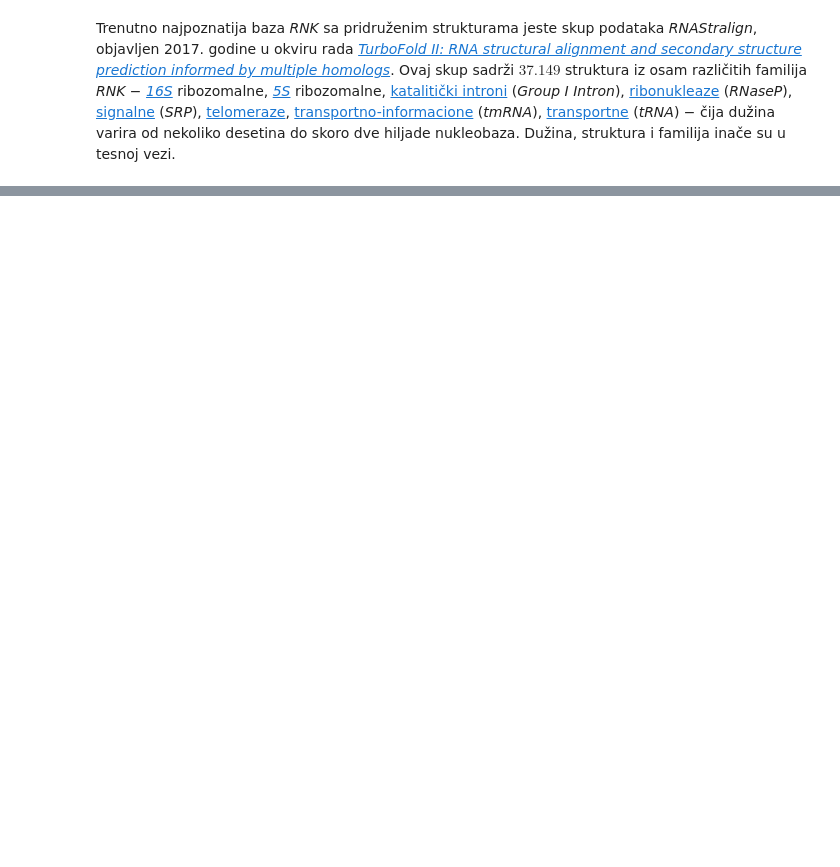
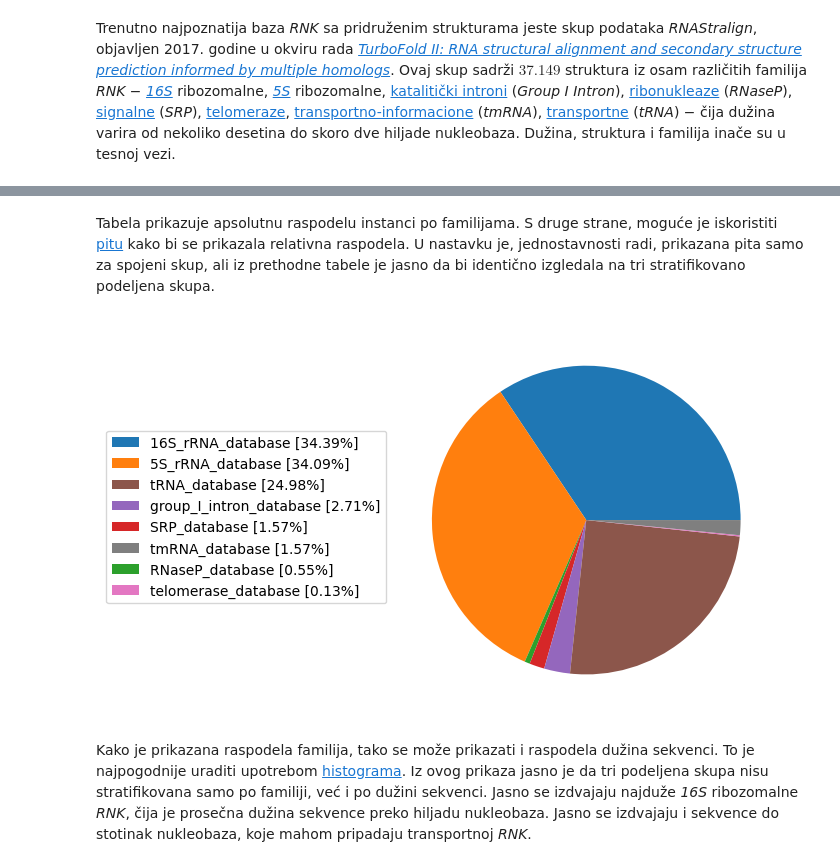
Before and after one commit to matfija/Duboka-struktura-RNK, a Jupyter notebook: sveska/Duboka_struktura_RNK.ipynb, the cells around one changed output, grey strips where cells are left out. Saved outputs shown, nothing was run; the diff lists cells and outputs as text; code cells hidden in the pictures; blank space fills up the shorter version.

```diff
--- a/sveska/Duboka_struktura_RNK.ipynb
+++ b/sveska/Duboka_struktura_RNK.ipynb
@@ -93,5 +101,5 @@ def učitaj(datoteka):
 # %%
 # Učitavanje skupova sa diska
-train = učitaj('../podaci/train.csv')
-test = učitaj('../podaci/test.csv')
-valid = učitaj('../podaci/valid.csv')
+train = RNK.učitaj('../podaci/train.csv')
+test = RNK.učitaj('../podaci/test.csv')
+valid = RNK.učitaj('../podaci/valid.csv')
@@ -97,0 +129,10 @@ valid = učitaj('../podaci/valid.csv')
+# %%
+# Grupisanje instanci po familiji
+def po_familiji(podaci):
+    return groupby(globals()[podaci], lambda rnk: rnk.familija)
+
+# Statistika nad odabranim skupom
+def statistika(funkcija, skup):
+    return [getattr(np, funkcija)
+            ([len(rnk.sekvenca) for rnk in familija])
+            for _, familija in po_familiji(skup)]
@@ -97,0 +180,33 @@ valid = učitaj('../podaci/valid.csv')
+# %% [markdown]
+Tabela prikazuje apsolutnu raspodelu instanci po familijama. S druge strane, moguće je iskoristiti [pitu](https://en.wikipedia.org/wiki/Pie_chart) kako bi se prikazala relativna raspodela. U nastavku je, jednostavnosti radi, prikazana pita samo za spojeni skup, ali iz prethodne tabele je jasno da bi identično izgledala na tri stratifikovano podeljena skupa.
+# %%
+# Pitičast prikaz raspodele familija
+def pita_familija():
+    # Brojčana zastupljenost svake familije
+    zastupljenost = np.array(statistika('count_nonzero', 'svi'))
+
+    # Relativna zastupljenost iz brojčane
+    zastupljenost = zastupljenost/zastupljenost.sum()
+
+    # Pita koja prikazuje relativnu zastupljenost
+    kriške, _ = plt.pie(zastupljenost)
+
+    # Oznake sa nazivom familije i njenim udelom
+    oznake = [f'{i} [{j:.2%}]' for i, j in zip(familije, zastupljenost)]
+
+    # Sortiranje kriški i oznaka prema zastupljenosti
+    kriške, oznake, _ =  zip(*sorted(zip(kriške, oznake, zastupljenost),
+                                     key=lambda x: x[2], reverse=True))
+
+    # Ucrtavanje legende van pite zbog preklapanja
+    plt.legend(kriške, oznake, bbox_to_anchor=(0, .75))
+
+    # Sređivanje grafikona
+    plt.tight_layout()
+# %%
+# Pitičast prikaz raspodele familija
+pita_familija()
+# %% [output]
+[figure, added]
+# %% [markdown]
+Kako je prikazana raspodela familija, tako se može prikazati i raspodela dužina sekvenci. To je najpogodnije uraditi upotrebom [histograma](https://en.wikipedia.org/wiki/Histogram). Iz ovog prikaza jasno je da tri podeljena skupa nisu stratifikovana samo po familiji, već i po dužini sekvenci. Jasno se izdvajaju najduže *16S* ribozomalne *RNK*, čija je prosečna dužina sekvence preko hiljadu nukleobaza. Jasno se izdvajaju i sekvence do stotinak nukleobaza, koje mahom pripadaju transportnoj *RNK*.
```
Also changed, not shown: parts of 26 cells of this notebook, 1 other file.
